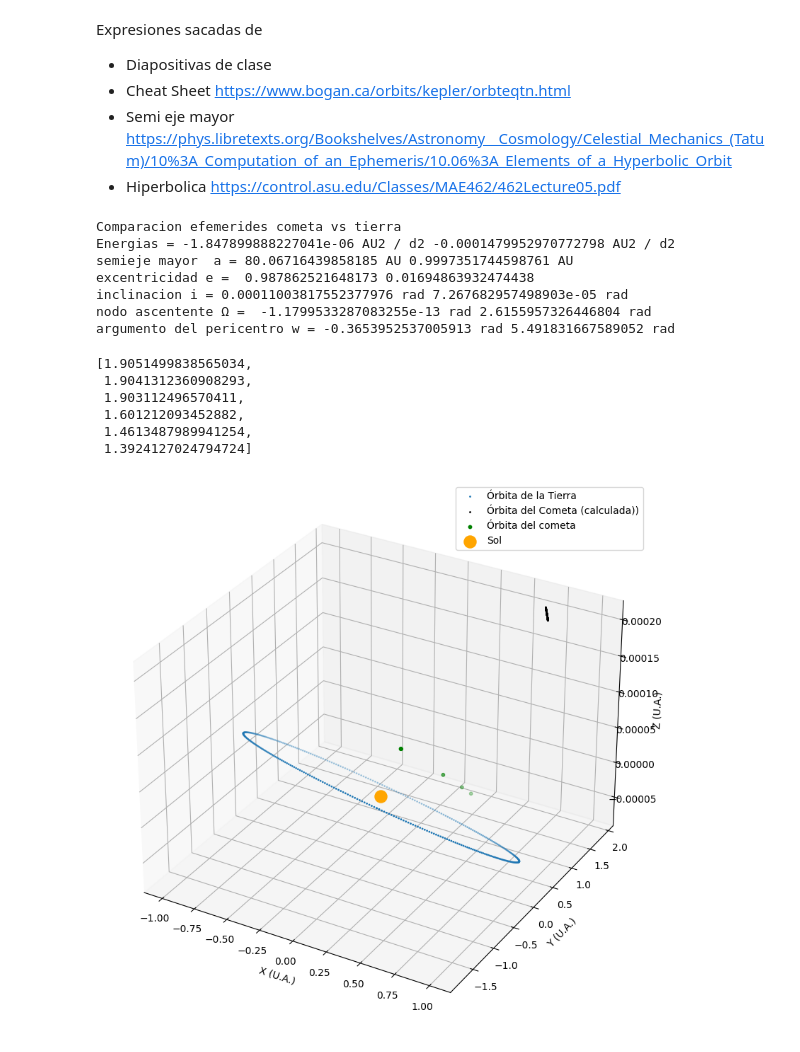
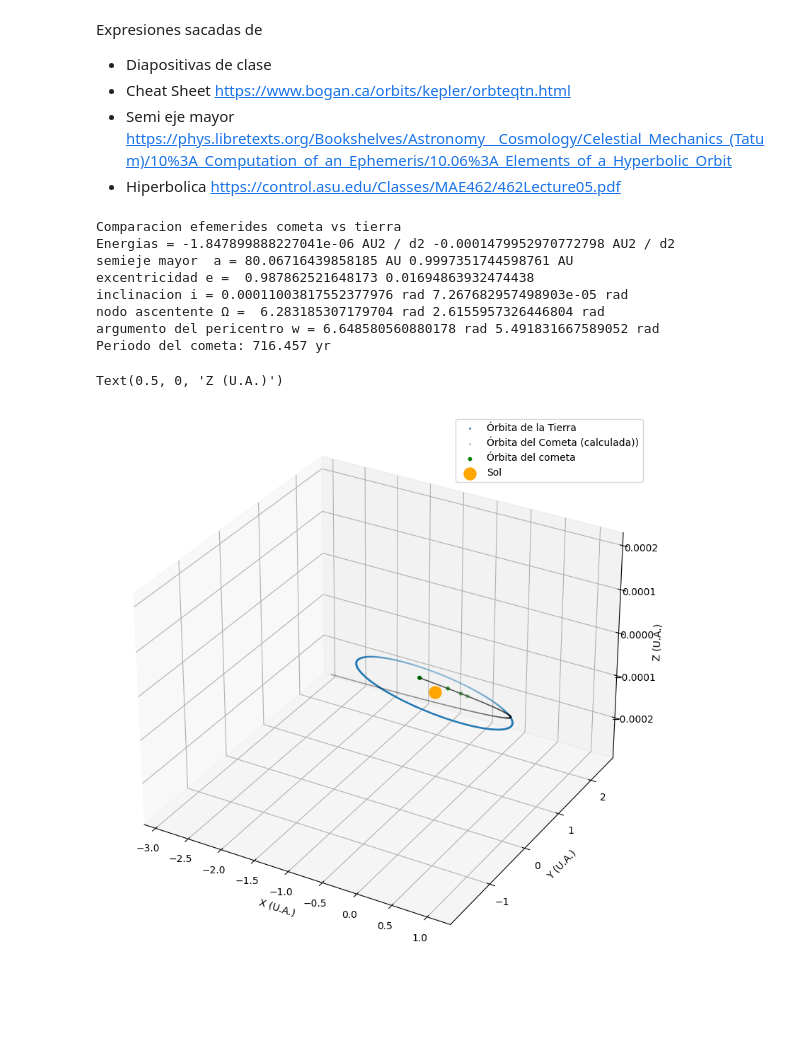
Before and after one commit to eadelgadillom/Astronomia_fundamental, a Jupyter notebook: Parcial_1_eliptica.ipynb, the cells around one changed output. Saved outputs shown, nothing was run; the diff lists cells and outputs as text; code cells hidden in the pictures; blank space fills up the shorter version.

```diff
--- a/Parcial_1_eliptica.ipynb
+++ b/Parcial_1_eliptica.ipynb
@@ -133,11 +133,19 @@ def find_iota_hyperbolic(t, t0, l0, n):
 N_tiempos = (1*365)
 t0 = Time('2023-07-09T00:00:00', scale='tdb', format = 'isot').utc
 tf = Time('2024-07-09T00:00:00', scale='tdb', format = 'isot').utc
+#tf = Time('2023-08-21T00:00:00', scale='tdb', format = 'isot').utc
 tiempos_evolucion = np.linspace(t0, tf, N_tiempos)
 
 ## Calculo orbita Tierra
 plot_tierra_data = np.zeros((3, N_tiempos))
 plot_cometa_data = np.zeros((3, N_tiempos))
+
+## Hallamos parámetros inicializadores
+E_0_tierra = np.arccos((1 - 1.0166713776289134/a_tierra.value)/ecc_tierra)*u.rad
+l0_tierra = E_0_tierra - ecc_tierra*np.sin(E_0_tierra)*u.rad
+n_tierra = np.sqrt(GM_sol/a_tierra**3)*u.rad
+t0 = tiempos_evolucion[0]
+
 
 for ii, t in enumerate(tiempos_evolucion):
     ## 1. Hallar iota
@@ -167,6 +175,8 @@ for ii, t in enumerate(tiempos_evolucion):
     for jj in range (3):
         plot_tierra_data[jj, ii] = coor_tierra[jj].value
 
+
+
 ##______________________________________________________________________________________##
 
 ## Parámetros temporales del cometa
@@ -177,10 +187,10 @@ tiempos_cometa_inicial = [
 
 ## Parámetros espaciales
 coor_cometa_inicial = [
-    [0.7059032210909959, -1.769547135717722, 0.0001947177390506007],
-    [0.7064970232872655, -1.7682131326526134,0.00019457094778662054],
+    [0.7059032210909959, -1.769547135717722,  0.0001947177390506007],
+    [0.7064970232872655, -1.7682131326526134, 0.00019457094778662054],
     [0.7070906151926998, -1.7668786032741868, 0.0001944240986080829],
-    [0.872092016693313, -1.3428833384937209, 0.00014776843306531259],
+    [0.872092016693313,  -1.3428833384937209, 0.00014776843306531259],
     [0.9384794366420242, -1.1201770592759264, 0.0001232622403302589],
     [0.9676790988216054, -1.0012044164866674, 0.00011017070773121165]]
 
@@ -215,7 +225,6 @@ aux_top = GM_sol*r_cometa_inicial[1]*u.au
 aux_bot = 2*GM_sol - r_cometa_inicial[1]*u.au*np.linalg.norm(velocidades_cometa_inicial_valor)**2*(u.au/u.day)**2
 a_cometa = aux_top / aux_bot
 
-
 ## Hallamos la energia especifica del sistema
 energia_e_cometa = -GM_sol  / (2*a_cometa) ##energia > 0 orbita hiperbolica
 energia_e_tierra = -GM_sol / (2*a_tierra) ## energia < 0 orbita eliptica
@@ -231,11 +240,16 @@ omega_cometa = np.arccos(n[0] / np.linalg.norm(n))*u.rad
 w_cometa = np.arccos(np.dot(n , ecc_cometa_vector) / (np.linalg.norm(n) * ecc_cometa))*u.rad
 
 
-
 i_cometa = np.arccos(np.dot(L_cometa_hat, [0,0,1]))*u.rad
 omega_cometa = np.arcsin(np.dot(L_cometa_hat, [1,0,0])/np.sin(i_cometa))
+if omega_cometa < 0:
+  omega_cometa = 2*np.pi*u.rad - omega_cometa
+
 w_cometa = np.arcsin(np.dot(ecc_cometa_hat, [0,0,1])/np.sin(i_cometa))
+if ecc_cometa_vector [2] < 0 :
+  w_cometa = 2*np.pi *u.rad - w_cometa
 
+periodo_cometa = np.sqrt((4 * np.pi**2 * a_cometa**3) / (GM_sol))
 
 # Compracion efemerides  cometa vs tierra
 print('Comparacion efemerides cometa vs tierra')
@@ -245,6 +259,8 @@ print('excentricidad e = ', ecc_cometa, ecc_tierra)
 print('inclinacion i =', i_cometa, i_tierra)
 print('nodo ascentente \u03A9 = ', omega_cometa, omega_tierra)
 print('argumento del pericentro w =', w_cometa, w_tierra)
+print(f'Periodo del cometa: {periodo_cometa.to("yr"):.3f}')
+
 
 ## Cálculo orbita cometa
 # %% [output]
@@ -253,28 +269,21 @@ Energias = -1.847899888227041e-06 AU2 / d2 -0.0001479952970772798 AU2 / d2
 semieje mayor  a = 80.06716439858185 AU 0.9997351744598761 AU
 excentricidad e =  0.987862521648173 0.01694863932474438
 inclinacion i = 0.00011003817552377976 rad 7.267682957498903e-05 rad
-nodo ascentente Ω =  -1.1799533287083255e-13 rad 2.6155957326446804 rad
-argumento del pericentro w = -0.3653952537005913 rad 5.491831667589052 rad
+nodo ascentente Ω =  6.283185307179704 rad 2.6155957326446804 rad
+argumento del pericentro w = 6.648580560880178 rad 5.491831667589052 rad
+Periodo del cometa: 716.457 yr
-# %%
-r_cometa_inicial
-# %% [output]
-[1.9051499838565034,
- 1.9041312360908293,
- 1.903112496570411,
- 1.601212093452882,
- 1.4613487989941254,
- 1.3924127024794724]
 # %%
 ## Hallamos parámetros inicializadores
-E_0_cometa = np.arccos((1 - r_cometa_inicial[1]/a_cometa.value)/np.linalg.norm(ecc_cometa))*u.rad
+E_0_cometa = -np.arccos((1 - r_cometa_inicial[1]/a_cometa.value)/ecc_cometa)*u.rad
 l0_cometa = E_0_cometa - ecc_cometa*np.sin(E_0_cometa)*u.rad
-n_cometa = np.sqrt(GM_sol/a_cometa**3)*u.deg
-t0_cometa = tiempos_evolucion[1]
+n_cometa = np.sqrt(GM_sol/a_cometa**3)*u.rad
+t0 = tiempos_cometa_inicial[1]
 
 
 for ii, t in enumerate(tiempos_evolucion):
     ## 1. Hallar iota
     iota_cometa = find_iota(t, t0, l0_cometa, n_cometa)
+
 
     ## 2. Solucionar la Ec. de Kepler
     E_raiz_cometa = root_scalar(Kepler_ellpitic, args=(iota_cometa.value, ecc_cometa), fprime = True, x0 = 0, xtol = 1E-8).root*u.rad
@@ -282,6 +291,7 @@ for ii, t in enumerate(tiempos_evolucion):
 
     ## 3. Hallar f
     f_cometa = find_f_elliptic(ecc_cometa, E_raiz_cometa)
+    #print(f_tierra)
 
 
     ## 4. Hallar phi
@@ -291,30 +301,29 @@ for ii, t in enumerate(tiempos_evolucion):
     ## 5. Hallar r
     r_cometa = find_r_elliptic(a_cometa, ecc_cometa, E_raiz_cometa)
 
+
     ## 6. Hallar x, y, z
-    coor_cometa = find_xyz (r_cometa , omega_cometa, phi_cometa, i_cometa)
+    coor_cometa = find_xyz (r_cometa, omega_cometa, phi_cometa, -i_cometa)
     for jj in range (3):
         plot_cometa_data[jj, ii] = coor_cometa[jj].value
 # %%
 coor_cometa_inicial = np.transpose(coor_cometa_inicial)
 ## Plot de las ótbita
 fig = plt.figure(figsize=(10,10))
 ax = fig.add_subplot(projection="3d")
 ax.scatter(plot_tierra_data[0], plot_tierra_data[1], plot_tierra_data[2], label='Órbita de la Tierra', s=1)
-ax.scatter(plot_cometa_data[0], plot_cometa_data[1], plot_cometa_data[2], label='Órbita del Cometa (calculada))', s=1, color="black")
+ax.scatter(plot_cometa_data[0], plot_cometa_data[1], plot_cometa_data[2], label='Órbita del Cometa (calculada))', s=0.1, color="black")
 
 ax.scatter(coor_cometa_inicial[0], coor_cometa_inicial[1], coor_cometa_inicial[2], label='Órbita del cometa', s=10, color="green")
 ax.scatter(0, 0, 0, s=150, label='Sol', color="orange")
 
 ax.legend()
 #ax.set_xlim(-1, 1)
 #ax.set_ylim(-1, 1)
 #ax.set_zlim(-1, 1)
 ax.set_xlabel('X (U.A.)')
 ax.set_ylabel('Y (U.A.)')
 ax.set_zlabel('Z (U.A.)')
-
-
-plt.show()
 # %% [output]
+Text(0.5, 0, 'Z (U.A.)')
-[figure, old version]
+[figure, new version]
```
